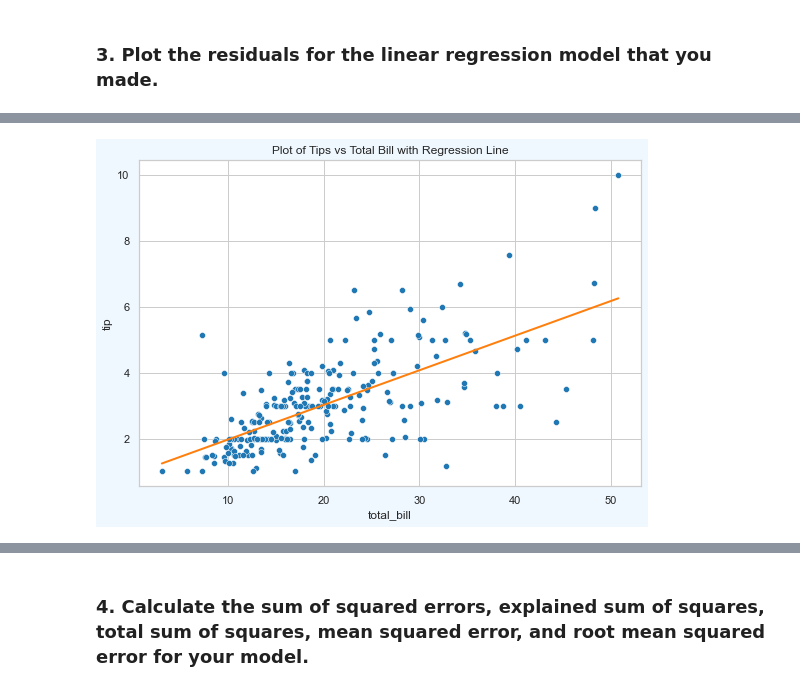
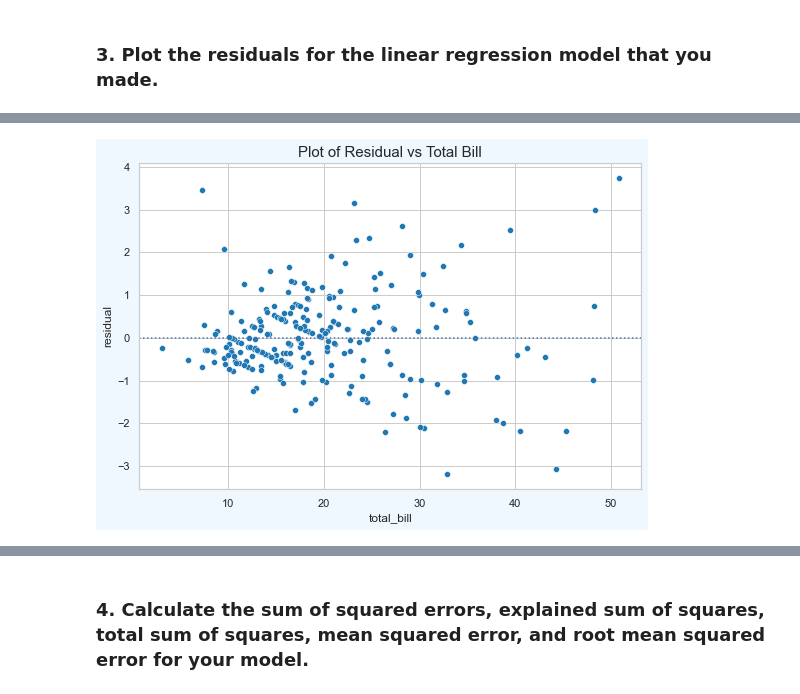
Before and after one commit to jeffakins/regression_exercises, a Jupyter notebook: evaluate.ipynb, the cells around one changed output, grey strips where cells are left out. Drawn from its saved outputs; the diff is of its cells as text; code cells hidden in the pictures.

```diff
--- a/evaluate.ipynb
+++ b/evaluate.ipynb
@@ -26,6 +26,10 @@ from sklearn.linear_model import LinearRegression
 X = tips[['total_bill']]
 y = tips.tip
 
+# Adding a Baseline for predicting a tip (AKA: the mean of tips column)
+tips['baseline'] = tips.tip.mean()
+
+# Creating a Linear Model that predicts tips based off of total bill:
 model = LinearRegression().fit(X, y)
 predictions = model.predict(X)
 
@@ -41,0 +46,18 @@ tips.head(5)
+# %%
+# Plot of tips and yhat regression line vs total bill
+
+plt.figure(figsize = (9,6), facecolor="aliceblue")
+sns.set_theme(style="whitegrid")
+
+# Scatter Plot of tips vs total bill:
+sns.scatterplot(x="total_bill", y="tip", data=tips, color="tab:blue")
+
+# Plot of regression line:
+sns.lineplot(x="total_bill", y="yhat",
+             data=tips, color='tab:orange', linewidth=2.5)
+
+sns.lineplot(x="total_bill", y="baseline",
+             data=tips, color='tab:blue', linewidth=1)
+
+plt.title("Plot of Tips vs Total Bill with Regression Line", fontsize = 15)
+plt.show()
@@ -42,2 +66,6 @@ tips.head(5)
 # %% [markdown]
 ### 3. Plot the residuals for the linear regression model that you made.
+# %%
+tips['residual'] = tips.tip - tips.yhat
+tips['baseline_residual'] = tips.tip - tips.baseline
+tips.head()
@@ -44,14 +79,10 @@ tips.head(5)
 # %%
-# Plot of tips and regression line vs total bill
+# Plot of residual vs Total Bill
 plt.figure(figsize = (9,6), facecolor="aliceblue")
 sns.set_theme(style="whitegrid")
-
-sns.scatterplot(x="total_bill", y="tip", data=tips, color="tab:blue")
-
-sns.lineplot(x="total_bill", y="yhat",
-             data=tips, color='tab:orange', linewidth=2)
-
-plt.title("Plot of Tips vs Total Bill with Regression Line")
+sns.scatterplot(x = 'total_bill', y = 'residual', data = tips, color="tab:blue")
+plt.axhline(0, ls = ':')
+plt.title("Plot of Residual vs Total Bill", fontsize = 15)
 plt.show()
 # %% [output]
-[figure, old version]
+[figure, new version]
```
Also changed, not shown: parts of 7 cells of this notebook, 1 other file.
